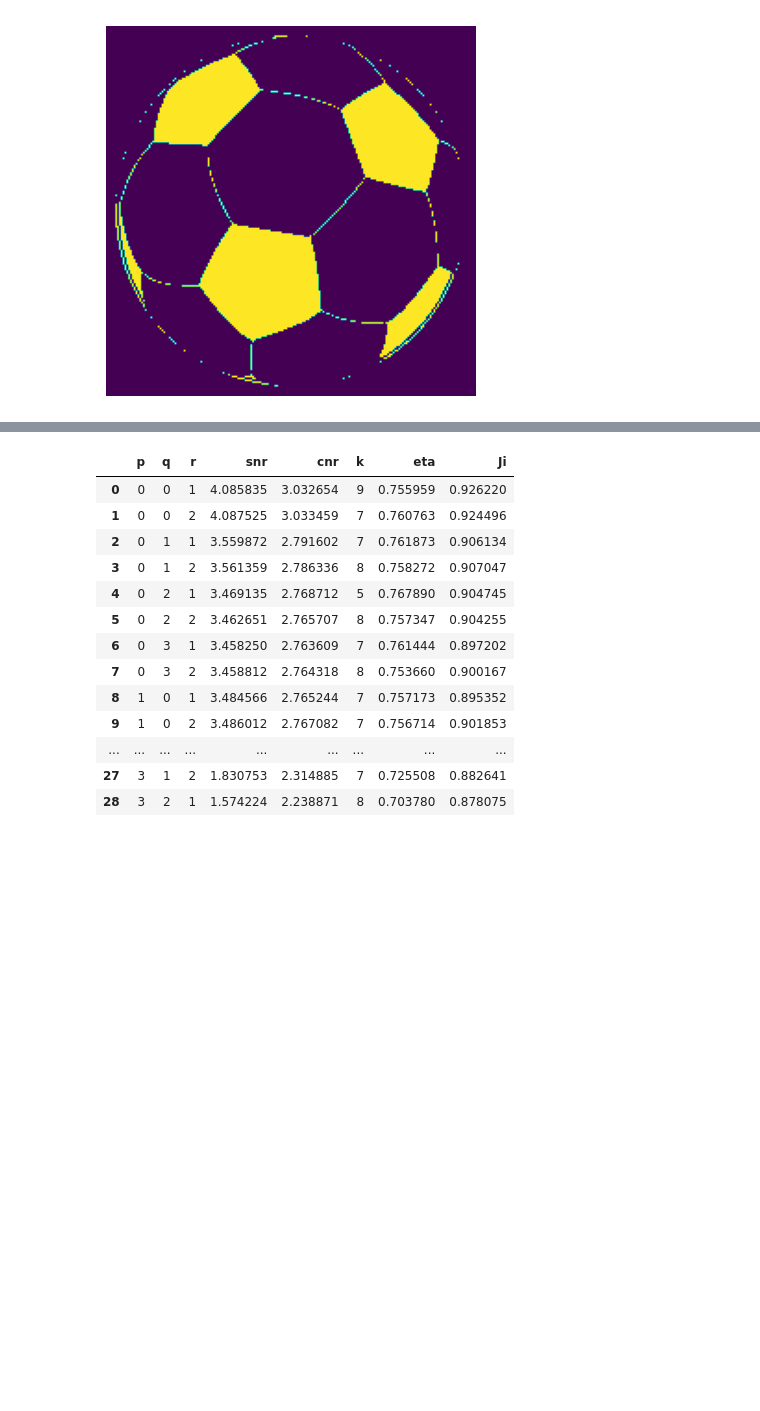
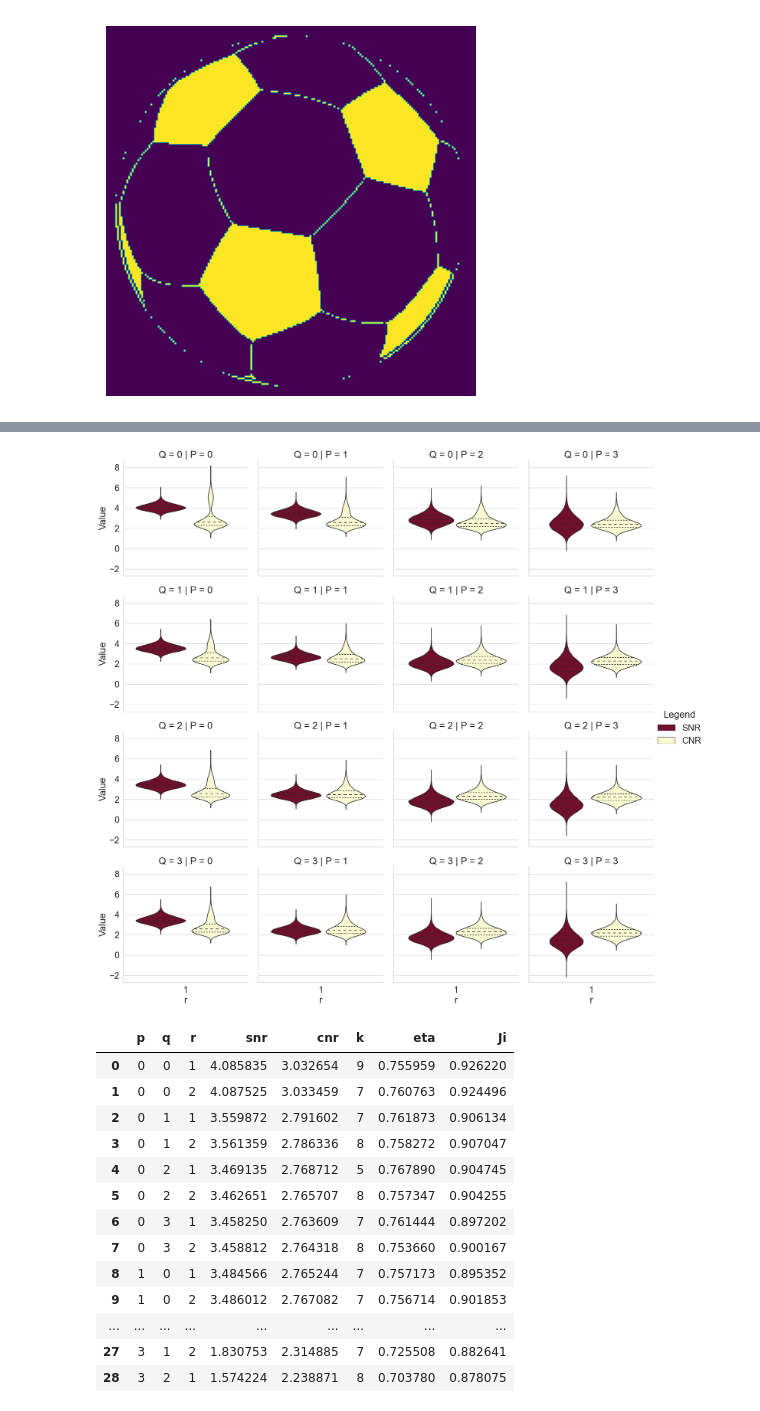
Before and after one commit to juanesfco/Thesis, a Jupyter notebook: resultsSims.ipynb, the cells around one changed output, grey strips where cells are left out. Saved outputs shown, nothing was run; the diff lists cells and outputs as text; code cells hidden in the pictures; blank space fills up the shorter version.

```diff
--- a/resultsSims.ipynb
+++ b/resultsSims.ipynb
@@ -324,3 +410,11 @@ fmriu.plotImage(ball_200,200,0)
+# %%
+import seaborn as sns
+#sns.set_theme(style="whitegrid", palette=None)
+sns.set(font_scale=2,style="whitegrid")
+sns.catplot(x='r',y='Value',hue='Legend',col='P',row='Q',data=df,kind='violin', inner = 'quartile',palette=['#800026','#ffffcc'])
+plt.show()
+# %% [output]
+[figure, added]
 # %%
 import pandas as pd
 fn_bold = path + 'BOLD.csv'
```
Also changed, not shown: parts of 25 cells of this notebook, 23 other files.
